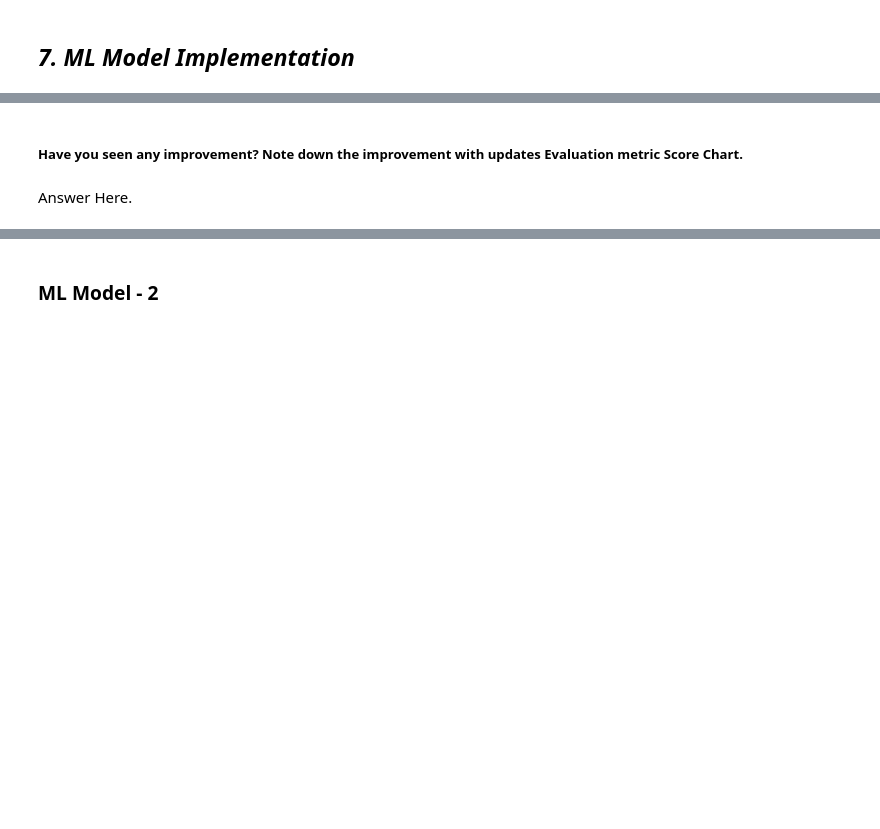
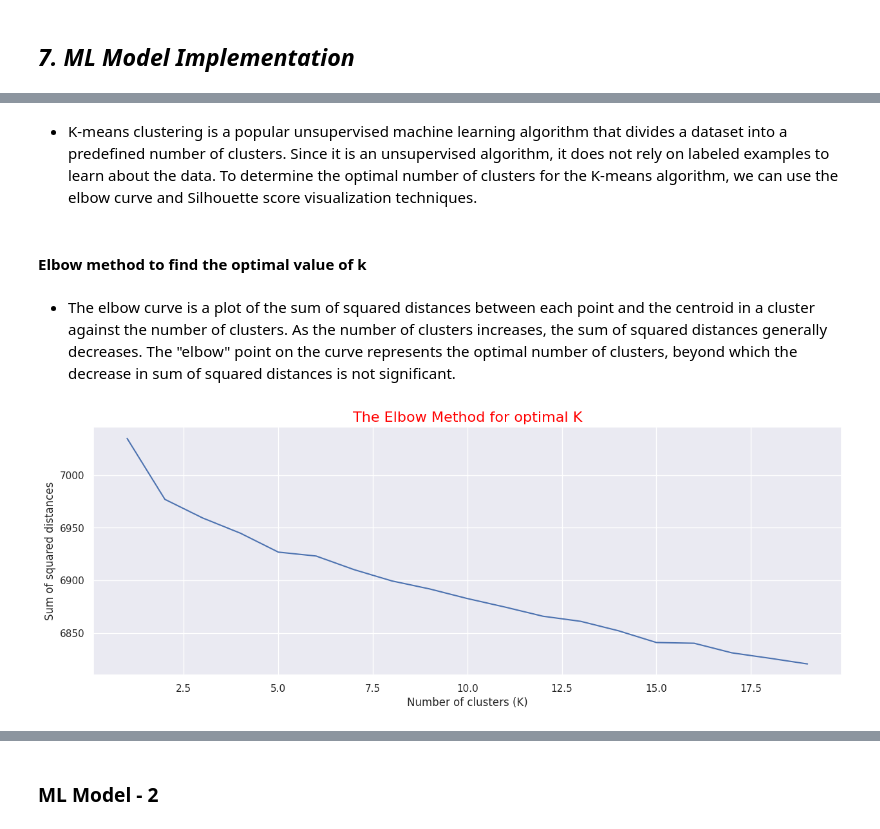
Before and after one commit to saidul-mondal-au7/netflix_movies_show_tv_shows, a Jupyter notebook: Netflix_movies_&_tv_shows.ipynb, the cells around one changed output, grey strips where cells are left out. Cells and saved outputs as stored; diff of their text form; code cells hidden in the pictures; blank space fills up the shorter version.

```diff
--- a/Netflix_movies_&_tv_shows.ipynb
+++ b/Netflix_movies_&_tv_shows.ipynb
@@ -105,7 +105,19 @@ from nltk.stem.snowball import SnowballStemmer
 from sklearn.feature_extraction.text import CountVectorizer, TfidfVectorizer
 from sklearn.decomposition import PCA
 
+# library used for building recommandation system
+from sklearn.metrics.pairwise import cosine_similarity
+
+# library used for Clusters impelementation
+from sklearn.cluster import KMeans, AgglomerativeClustering
+from sklearn.metrics import silhouette_score, silhouette_samples
+import scipy.cluster.hierarchy as shc
+
+
 import warnings
 warnings.filterwarnings('ignore')
+
+%matplotlib inline
+sns.set()
 # %% [output]
 [nltk_data] Downloading package stopwords to /root/nltk_data...
@@ -858,4 +848,28 @@ Answer Here.
-# %% [markdown]
-##### Have you seen any improvement? Note down the improvement with updates Evaluation metric Score Chart.
-# %% [markdown]
-Answer Here.
+# %% [markdown]
+* K-means clustering is a popular unsupervised machine learning algorithm that divides a dataset into a predefined number of clusters. Since it is an unsupervised algorithm, it does not rely on labeled examples to learn about the data. To determine the optimal number of clusters for the K-means algorithm, we can use the elbow curve and Silhouette score visualization techniques.
+# %% [markdown]
+#### Elbow method to find the optimal value of k
+# %% [markdown]
+* The elbow curve is a plot of the sum of squared distances between each point and the centroid in a cluster against the number of clusters. As the number of clusters increases, the sum of squared distances generally decreases. The "elbow" point on the curve represents the optimal number of clusters, beyond which the decrease in sum of squared distances is not significant.
+# %%
+# The Elbow Method for Determining Optimal Number of Clusters
+
+sum_of_sq_dist =[]
+for i in range(1,20):
+  # Initialize the k-means model with the current value of i
+  kmeans = KMeans(n_clusters=i,init='k-means++',random_state=0)
+  # Fit the model to the data
+  kmeans.fit(X)
+  # Compute the sum of squared errors for the model
+  sum_of_sq_dist.append(kmeans.inertia_)
+
+# Plot the value of SSE
+number_clusters = range(1,20)
+plt.figure(figsize=(15,5),dpi=100)
+plt.plot(number_clusters,sum_of_sq_dist)
+plt.title('The Elbow Method for optimal K',fontsize=16,color='red')
+plt.xlabel('Number of clusters (K)')
+plt.ylabel('Sum of squared distances')
+plt.show()
+# %% [output]
+[figure, added]
```
Also changed, not shown: parts of 34 cells of this notebook.
